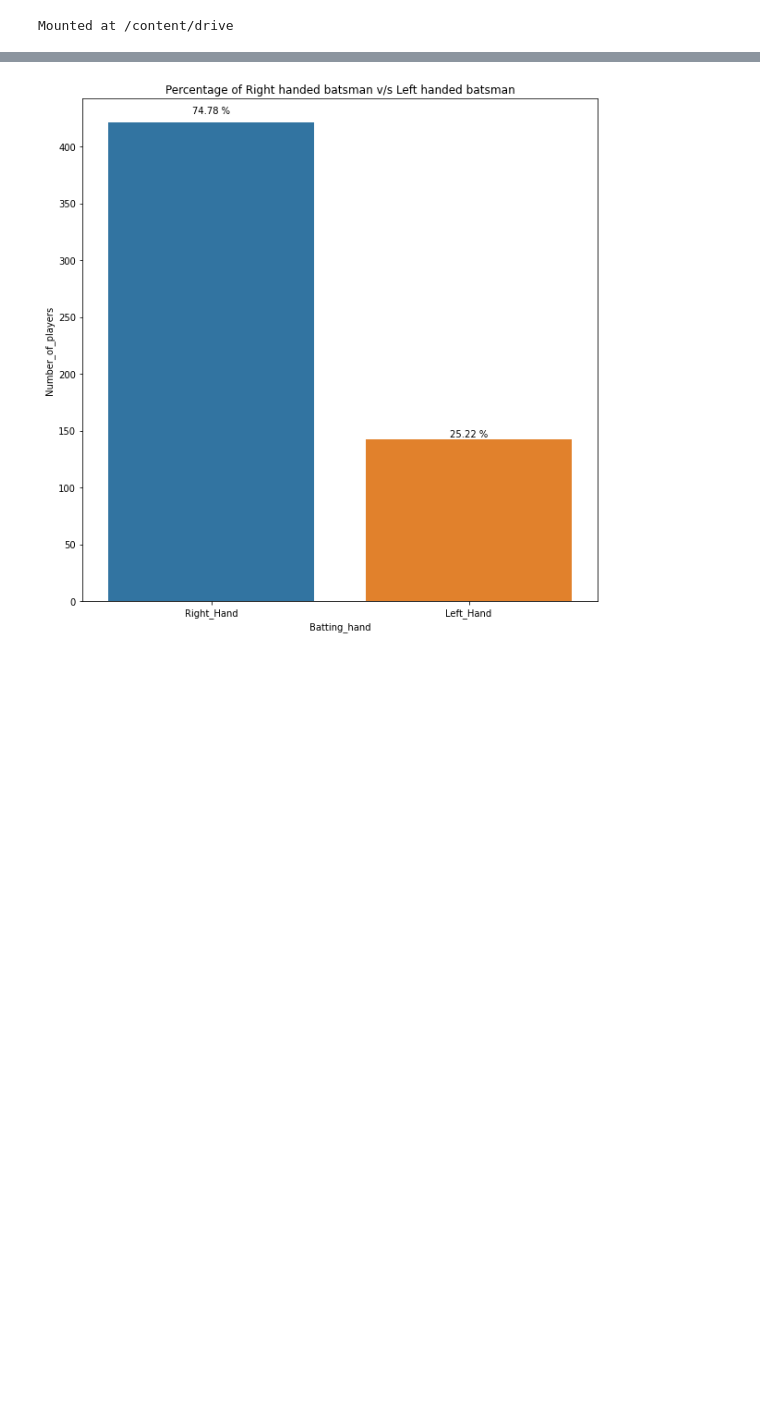
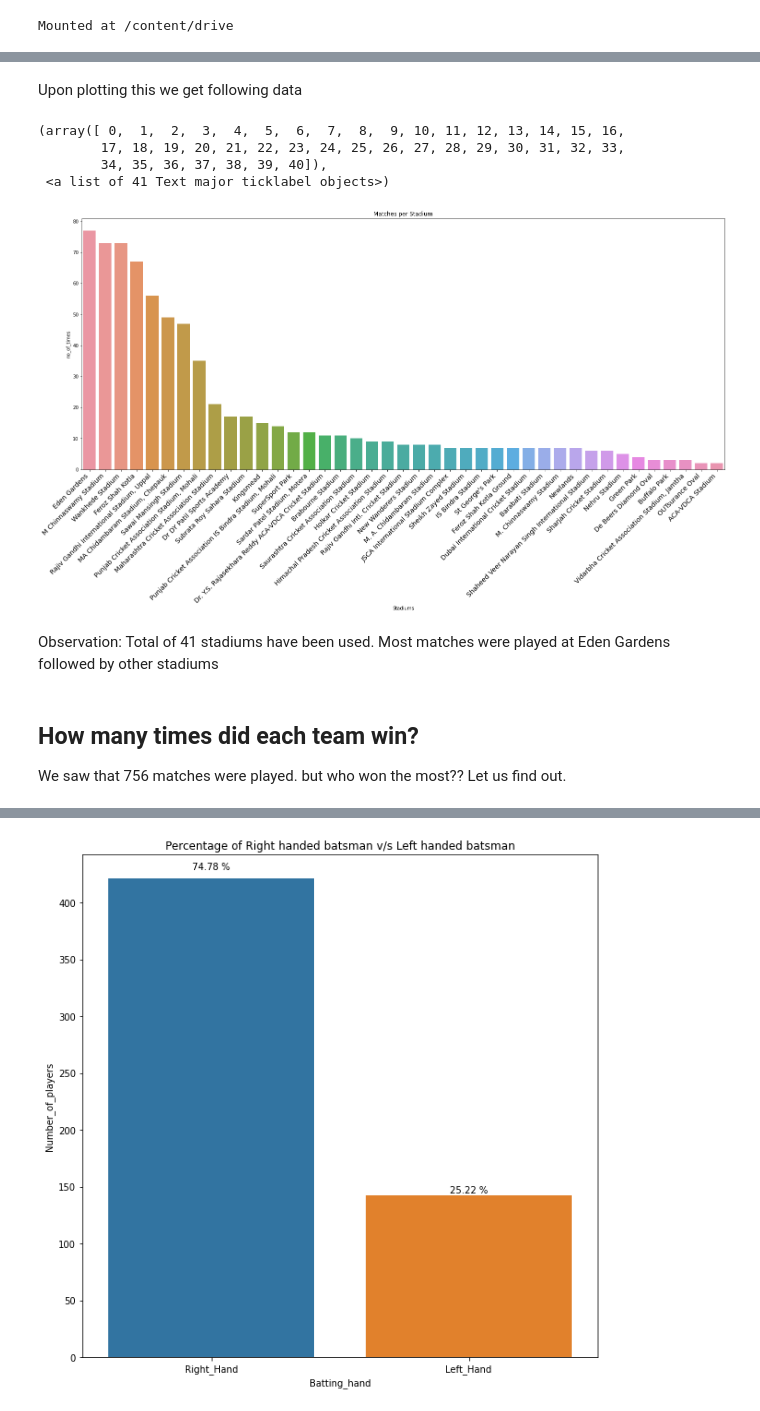
Before and after one commit to Abhijit-Bhat/Data-analysis-using-python, a Jupyter notebook: Copy_of_IPL_T20_Cricket_Analysis_Capstone_Project.ipynb, the cells around one changed output, grey strips where cells are left out. Cells and saved outputs as stored; diff of their text form; code cells hidden in the pictures; blank space fills up the shorter version.

```diff
--- a/Copy_of_IPL_T20_Cricket_Analysis_Capstone_Project.ipynb
+++ b/Copy_of_IPL_T20_Cricket_Analysis_Capstone_Project.ipynb
@@ -86,0 +157,6 @@ Hand_of_players
+# %%
+# We start by creating a dataframe of stadium names and the number of times macthes were played there
+Stadium_df = pd.DataFrame(matches_df['venue'].value_counts()) # taking values and converting to df
+Stadium_df = Stadium_df.reset_index() # resetting the index
+Stadium_df.columns = ['Stadiums', 'no_of_times'] # renaming columns
+Stadium_df
@@ -86,0 +181,22 @@ Hand_of_players
+# %% [markdown]
+Upon plotting this we get following data
+# %%
+plt.figure(figsize=(25,10)) # setting size of plot
+plt.title('Matches per Stadium')
+ax = sns.barplot(x="Stadiums", y='no_of_times', data = Stadium_df)
+plt.xticks(rotation=45,
+    horizontalalignment='right',
+    fontweight='light',
+    fontsize='x-large' )# this gives the venue names a slant angle and positions them properly
+# %% [output]
+(array([ 0,  1,  2,  3,  4,  5,  6,  7,  8,  9, 10, 11, 12, 13, 14, 15, 16,
+        17, 18, 19, 20, 21, 22, 23, 24, 25, 26, 27, 28, 29, 30, 31, 32, 33,
+        34, 35, 36, 37, 38, 39, 40]),
+ <a list of 41 Text major ticklabel objects>)
+[figure, added]
+# %% [markdown]
+Observation: Total of 41 stadiums have been used. Most matches were played at Eden Gardens followed by other  stadiums
+# %% [markdown]
+## How many times did each team win?
+
+We saw that 756 matches were played. but who won the most?? Let us find out.
```
Also changed, not shown: parts of 238 cells of this notebook.
